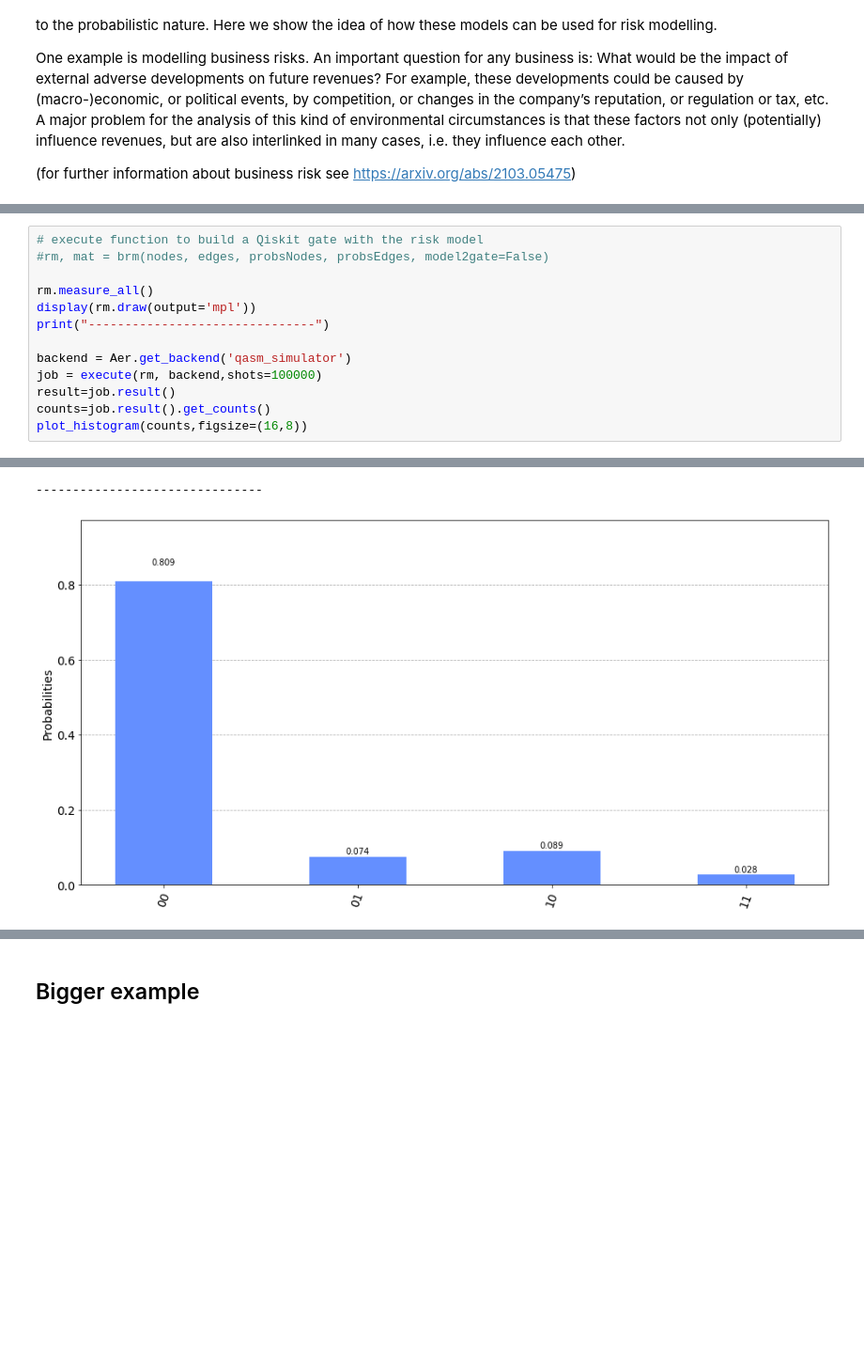
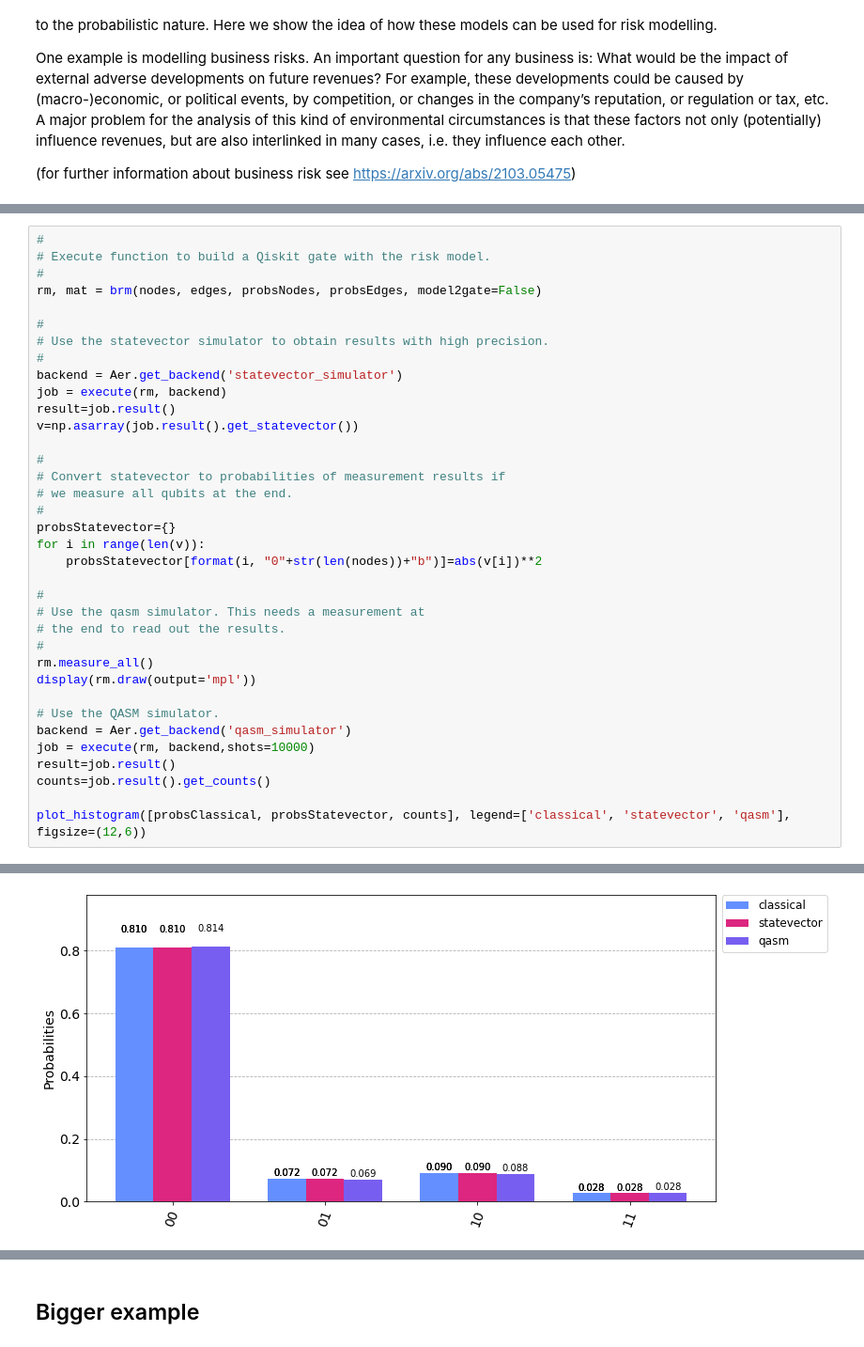
Before and after one commit to JoSQUANTUM/pygrnd, a Jupyter notebook: notebooks/risk_model.ipynb, the cells around one changed output, grey strips where cells are left out. Shown at 94% size. Drawn from its saved outputs; the diff is of its cells as text; blank space fills up the shorter version.

Commit message:
improved notebook risk_model.ipynb

```diff
--- a/notebooks/risk_model.ipynb
+++ b/notebooks/risk_model.ipynb
@@ -66,17 +86,39 @@ rm.draw(output='mpl')
 # %%
-# execute function to build a Qiskit gate with the risk model
-#rm, mat = brm(nodes, edges, probsNodes, probsEdges, model2gate=False)
+#
+# Execute function to build a Qiskit gate with the risk model.
+#
+rm, mat = brm(nodes, edges, probsNodes, probsEdges, model2gate=False)
 
+#
+# Use the statevector simulator to obtain results with high precision.
+#
+backend = Aer.get_backend('statevector_simulator')
+job = execute(rm, backend)
+result=job.result()
+v=np.asarray(job.result().get_statevector())
+
+#
+# Convert statevector to probabilities of measurement results if
+# we measure all qubits at the end.
+#
+probsStatevector={}
+for i in range(len(v)):
+    probsStatevector[format(i, "0"+str(len(nodes))+"b")]=abs(v[i])**2
+
+#
+# Use the qasm simulator. This needs a measurement at
+# the end to read out the results.
+#
 rm.measure_all()
 display(rm.draw(output='mpl'))
-print("-------------------------------")
 
+# Use the QASM simulator.
 backend = Aer.get_backend('qasm_simulator')
-job = execute(rm, backend,shots=100000)
+job = execute(rm, backend,shots=10000)
 result=job.result()
 counts=job.result().get_counts()
-plot_histogram(counts,figsize=(16,8))
+
+plot_histogram([probsClassical, probsStatevector, counts], legend=['classical', 'statevector', 'qasm'], figsize=(12,6))
 # %% [output]
 [figure]
--------------------------------
-[figure, old version]
+[figure, new version]
```
Also changed, not shown: parts of 15 cells of this notebook.
